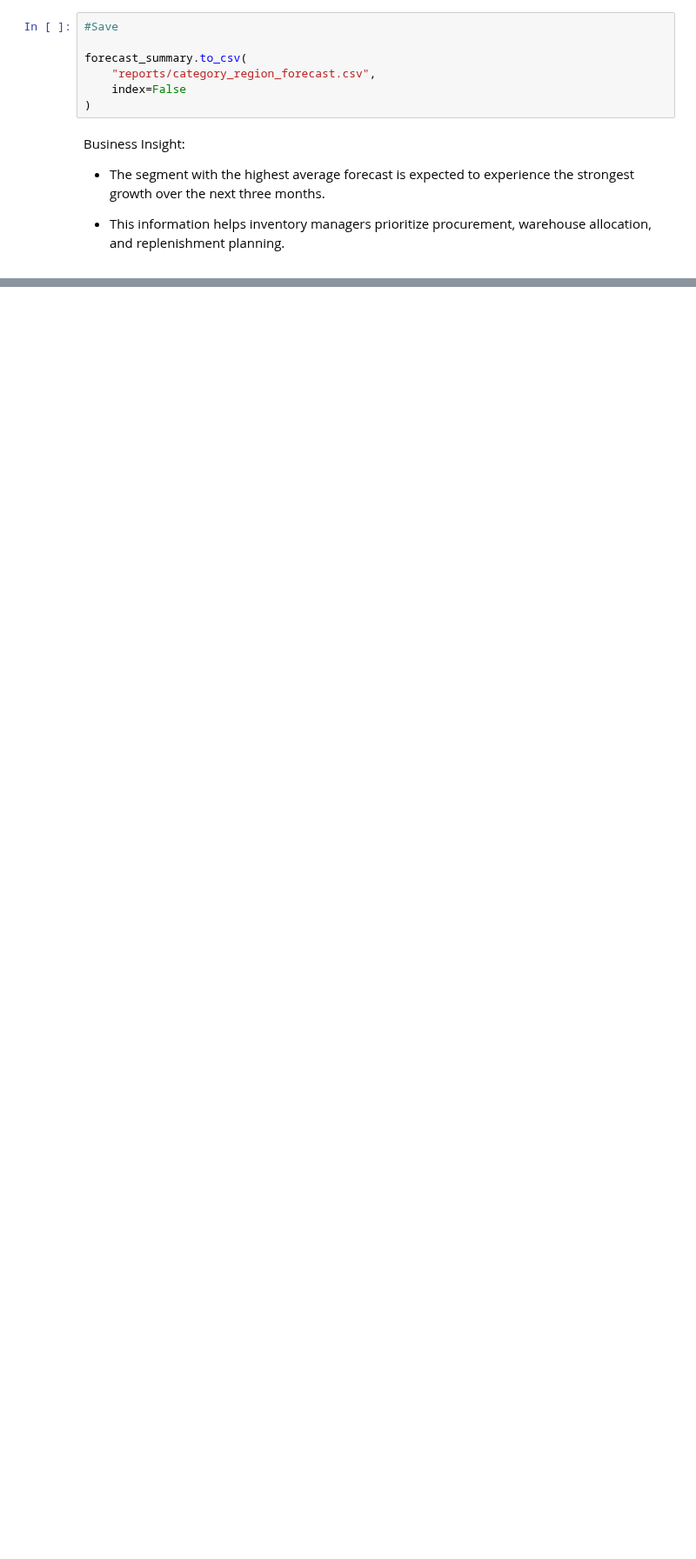
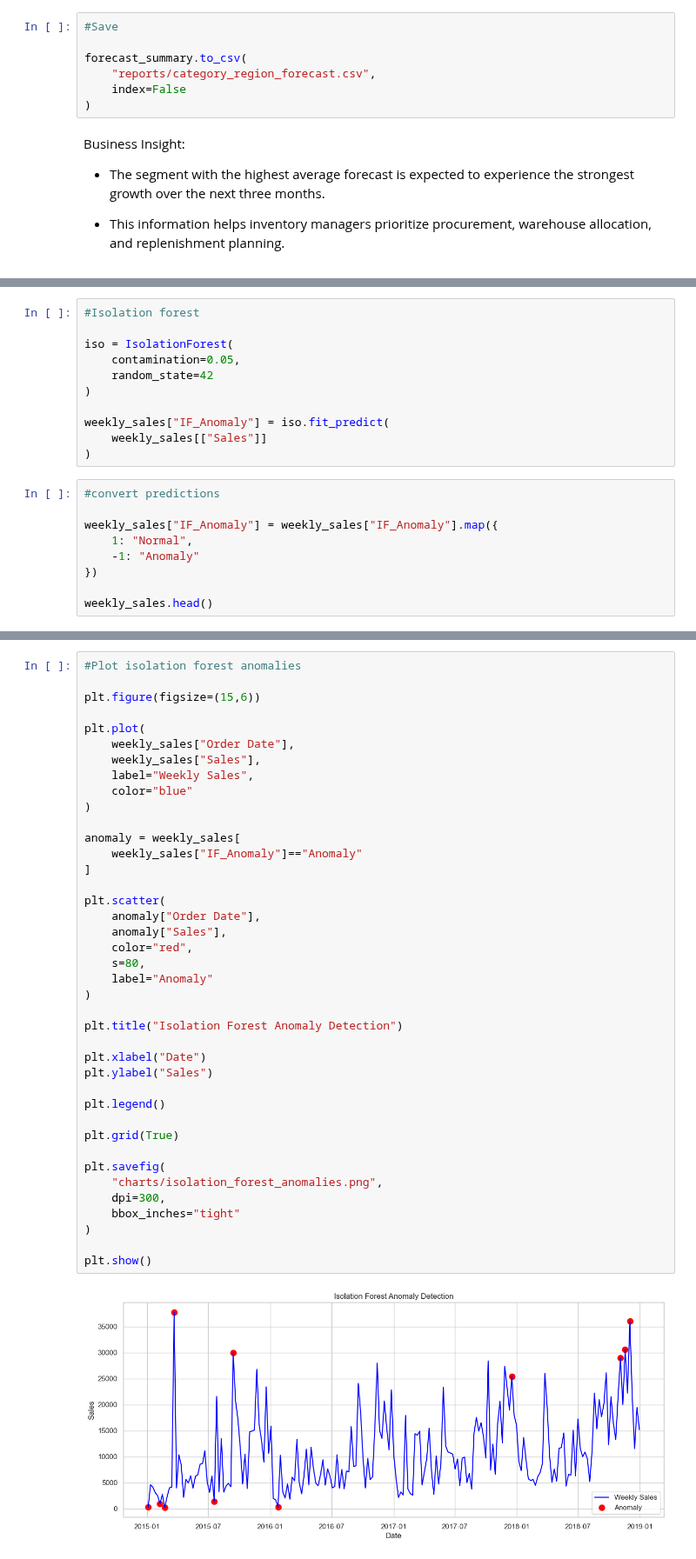
Before and after one commit to Aanya2806/sales-demand-intelligence-system, a Jupyter notebook: analysis.ipynb, the cells around one changed output, grey strips where cells are left out. Shown at 87% size. Cells and saved outputs as stored; diff of their text form; blank space fills up the shorter version.

Commit message:
Task 5: Implemented anomaly detection

```diff
--- a/analysis.ipynb
+++ b/analysis.ipynb
@@ -1401,0 +1426,20 @@ Business Insight:
+# %%
+#Isolation forest
+
+iso = IsolationForest(
+    contamination=0.05,
+    random_state=42
+)
+
+weekly_sales["IF_Anomaly"] = iso.fit_predict(
+    weekly_sales[["Sales"]]
+)
+# %%
+#convert predictions
+
+weekly_sales["IF_Anomaly"] = weekly_sales["IF_Anomaly"].map({
+    1: "Normal",
+    -1: "Anomaly"
+})
+
+weekly_sales.head()
@@ -1401,0 +1453,42 @@ Business Insight:
+# %%
+#Plot isolation forest anomalies
+
+plt.figure(figsize=(15,6))
+
+plt.plot(
+    weekly_sales["Order Date"],
+    weekly_sales["Sales"],
+    label="Weekly Sales",
+    color="blue"
+)
+
+anomaly = weekly_sales[
+    weekly_sales["IF_Anomaly"]=="Anomaly"
+]
+
+plt.scatter(
+    anomaly["Order Date"],
+    anomaly["Sales"],
+    color="red",
+    s=80,
+    label="Anomaly"
+)
+
+plt.title("Isolation Forest Anomaly Detection")
+
+plt.xlabel("Date")
+plt.ylabel("Sales")
+
+plt.legend()
+
+plt.grid(True)
+
+plt.savefig(
+    "charts/isolation_forest_anomalies.png",
+    dpi=300,
+    bbox_inches="tight"
+)
+
+plt.show()
+# %% [output]
+[figure, added]
```
Also changed, not shown: parts of 13 cells of this notebook, 3 other files.
